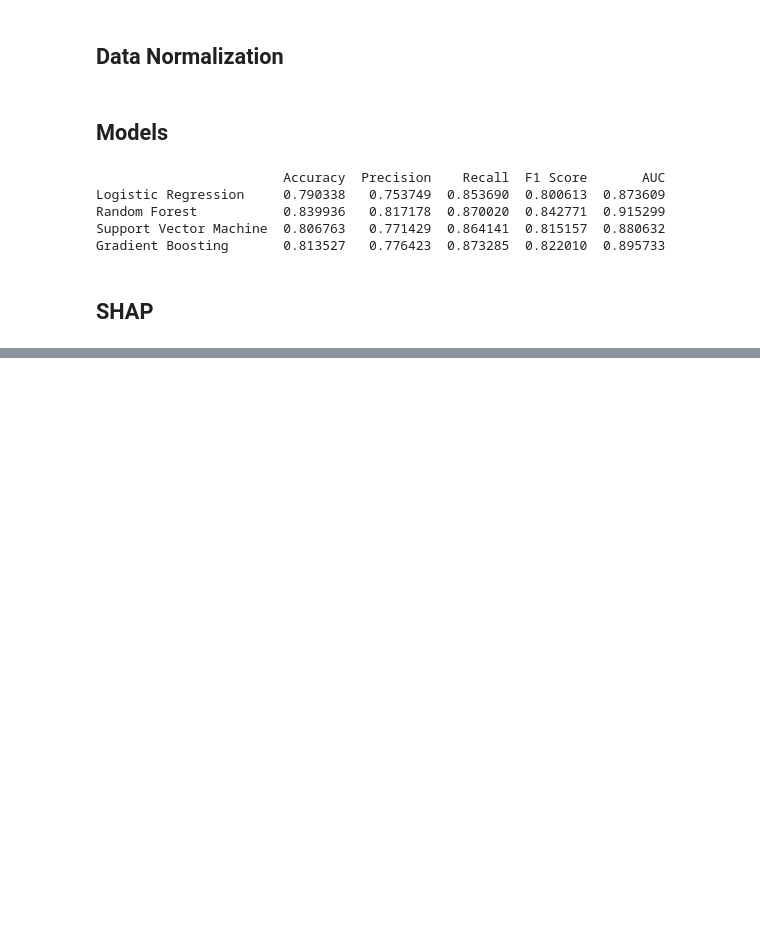
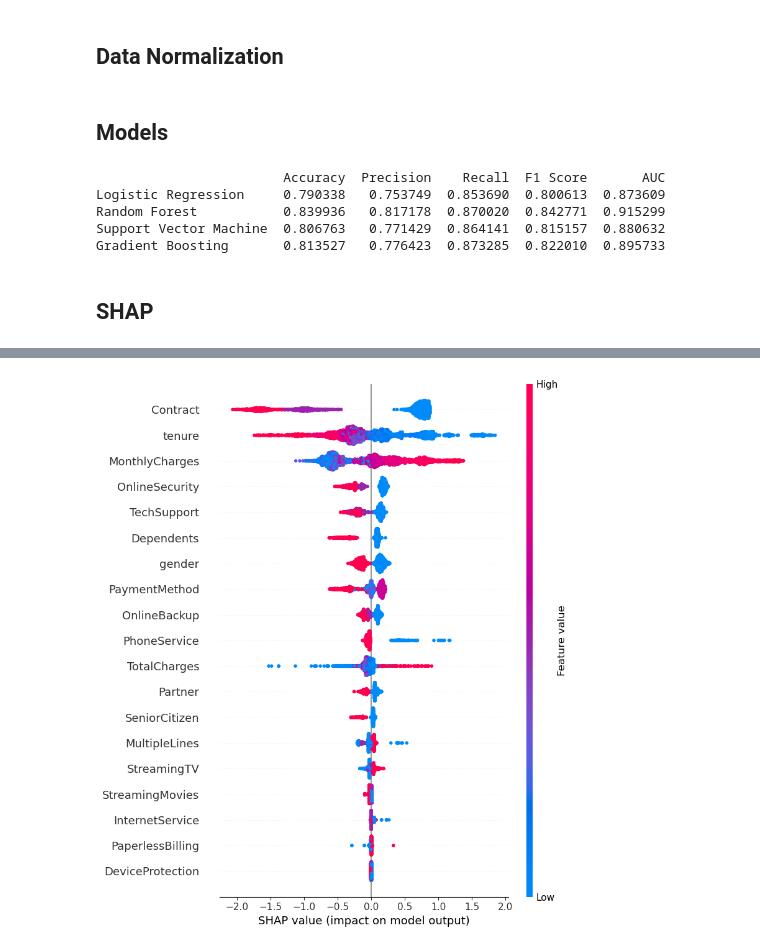
Before and after one commit to MagnunAVF/customer-churn-prediction, a Jupyter notebook: notebooks/customer-churn.ipynb, the cells around one changed output, grey strips where cells are left out. Drawn from its saved outputs; the diff is of its cells as text; code cells hidden in the pictures; blank space fills up the shorter version.

```diff
--- a/notebooks/customer-churn.ipynb
+++ b/notebooks/customer-churn.ipynb
@@ -229,0 +219,4 @@ Gradient Boosting       0.813527   0.776423  0.873285  0.822010  0.895733
+# %%
+# Calculate SHAP values for Gradient Boosting
+gb_explainer = shap.TreeExplainer(models["Gradient Boosting"])
+gb_shap_values = gb_explainer.shap_values(X_test)
@@ -229,0 +228,5 @@ Gradient Boosting       0.813527   0.776423  0.873285  0.822010  0.895733
+# %%
+# Display SHAP summary plot for Gradient Boosting
+shap.summary_plot(gb_shap_values, X_test, feature_names=X.columns, max_display=21)
+# %% [output]
+[figure, added]
```
Also changed, not shown: parts of 3 cells of this notebook.
